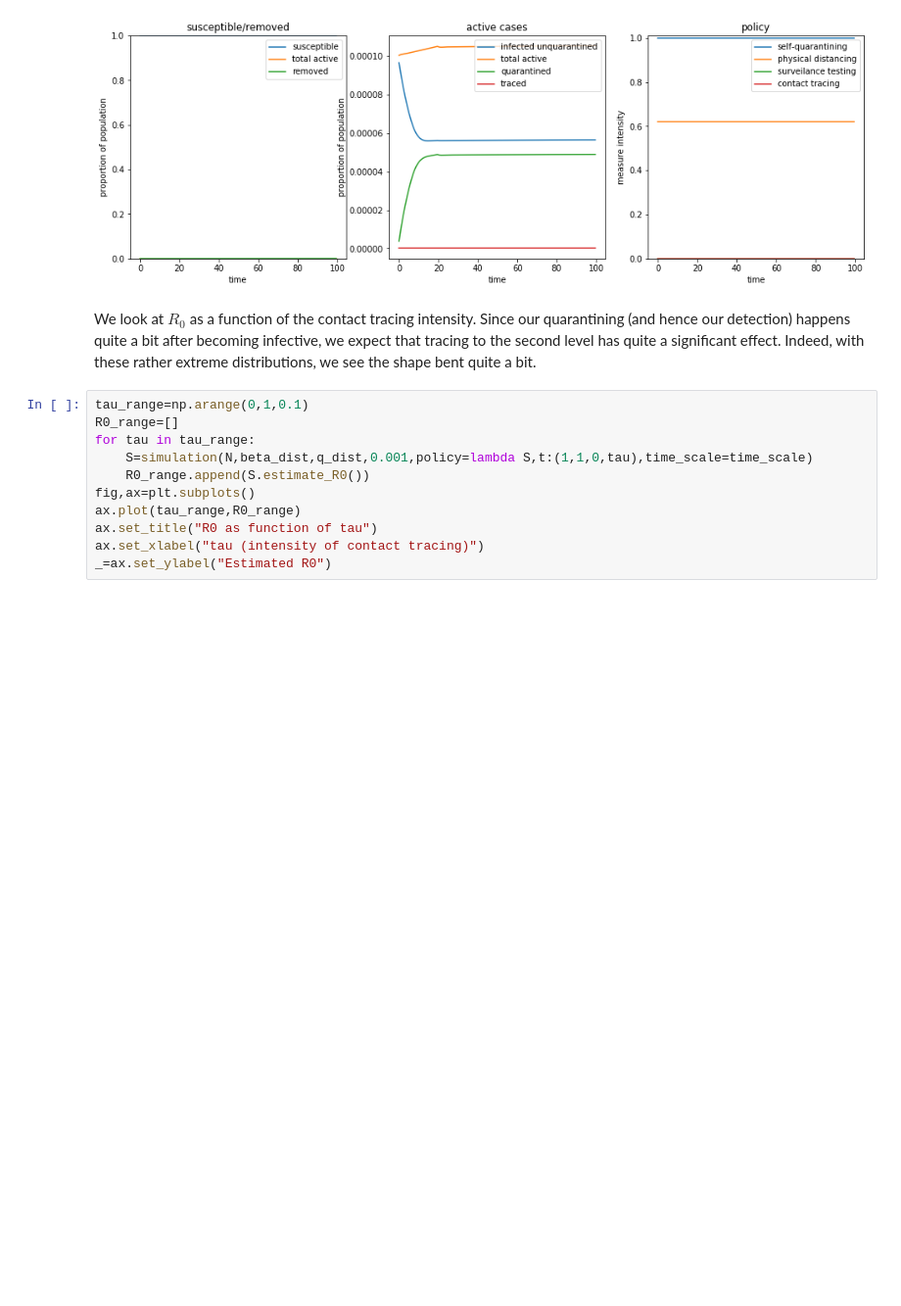
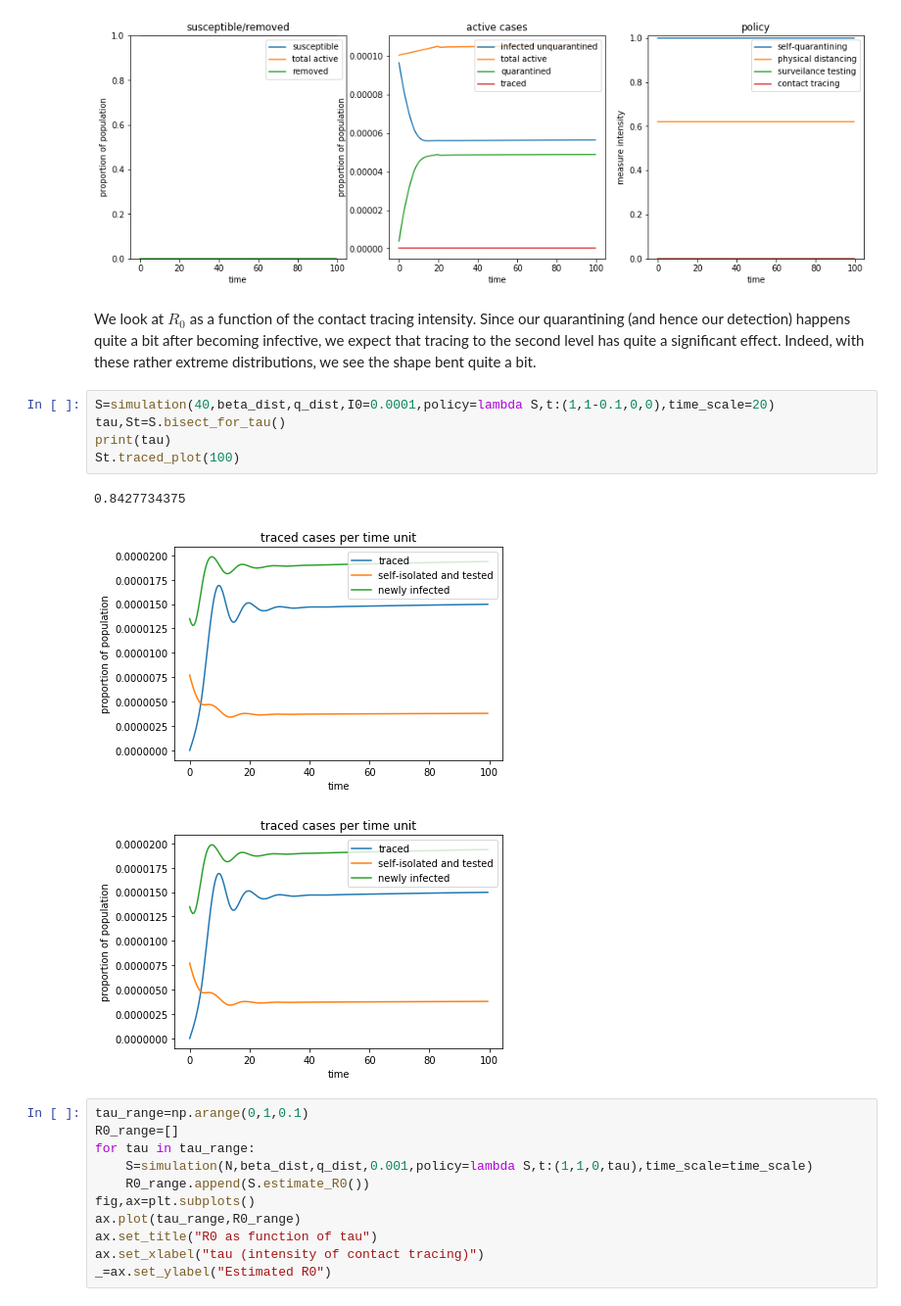
Before and after one commit to nbruin/SIR_tracing, a Jupyter notebook: critical_tracing.ipynb, the cells around one changed output. Shown: that part at 98% size. Saved outputs shown, nothing was run; the diff lists cells and outputs as text; blank space fills up the shorter version.

```diff
--- a/critical_tracing.ipynb
+++ b/critical_tracing.ipynb
@@ -373,6 +373,15 @@ _=S.time_plots(100)
 [figure]
 # %% [markdown]
 We look at $R_0$ as a function of the contact tracing intensity. Since our quarantining (and hence our detection) happens quite a bit after becoming infective, we expect that tracing to the second level has quite a significant effect. Indeed, with these rather extreme distributions, we see the shape bent quite a bit.
+# %%
+S=simulation(40,beta_dist,q_dist,I0=0.0001,policy=lambda S,t:(1,1-0.1,0,0),time_scale=20)
+tau,St=S.bisect_for_tau()
+print(tau)
+St.traced_plot(100)
+# %% [output]
+0.8427734375
+[figure, added]
+[figure, added]
 # %%
 tau_range=np.arange(0,1,0.1)
 R0_range=[]
```
Also changed, not shown: parts of 1 cell of this notebook.
